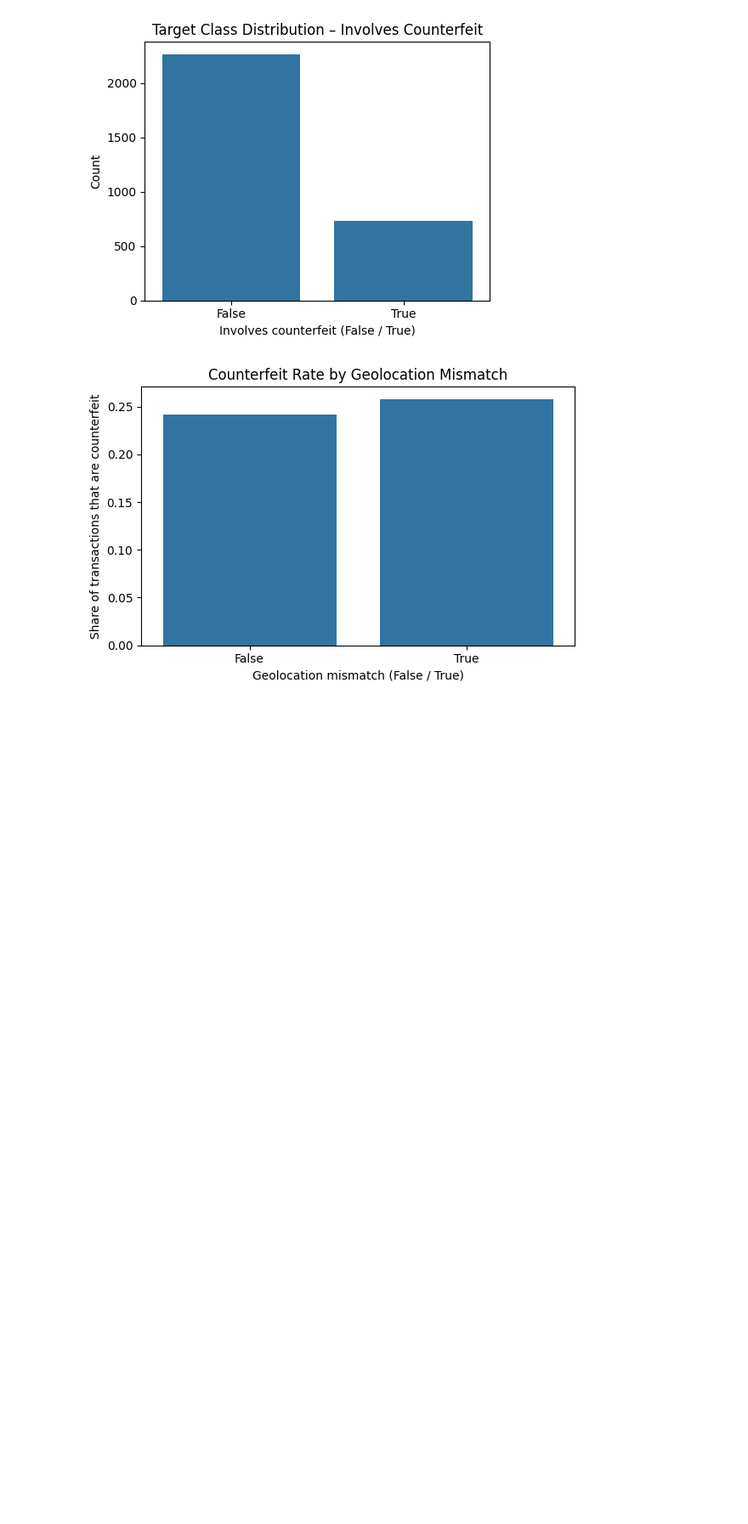
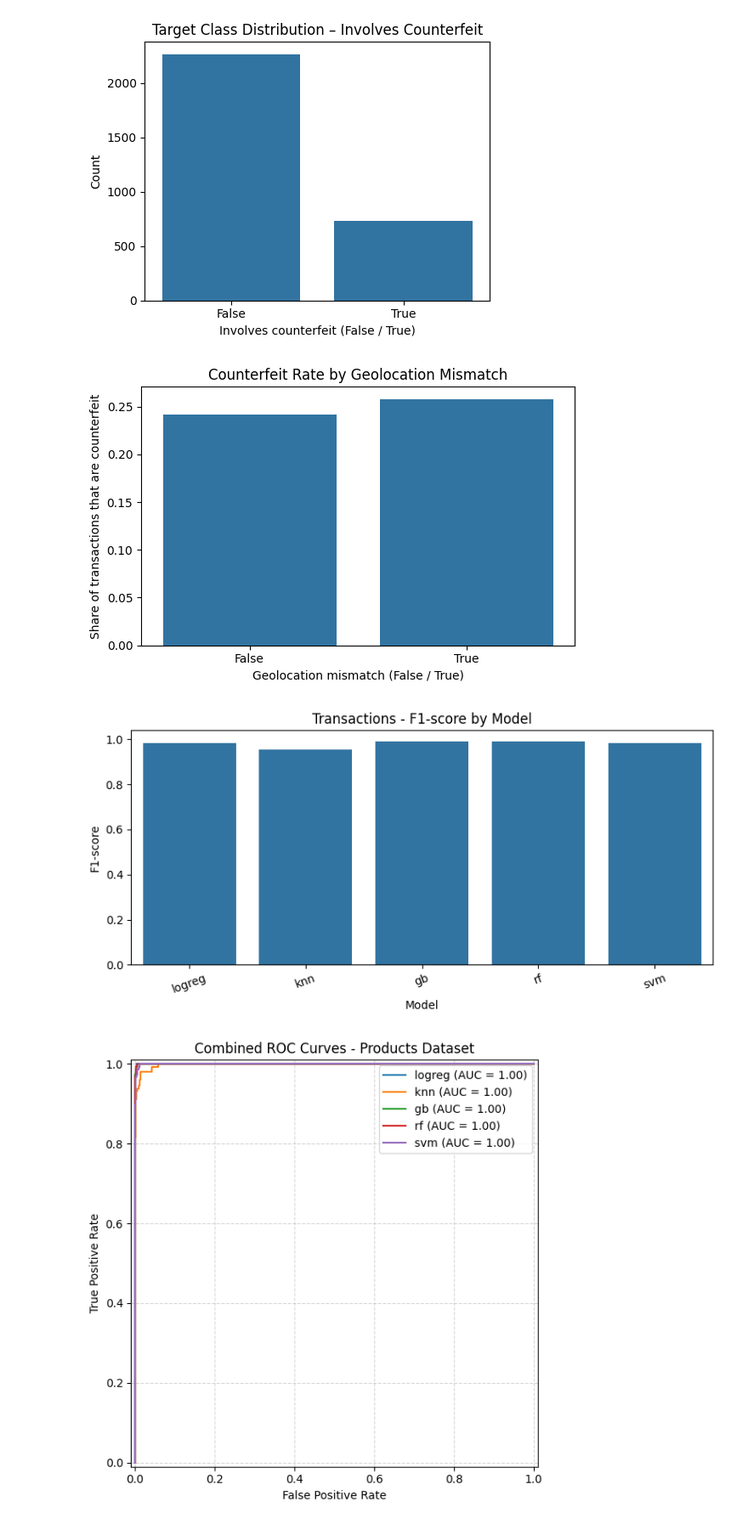
Before and after one commit to tmaddox23/DS3000-Project-Group18, a Jupyter notebook: notebooks/01_eds_transactions.ipynb, the cells around one changed output. Shown at 85% size. Drawn from its saved outputs; the diff is of its cells as text; code cells hidden in the pictures; blank space fills up the shorter version.

```diff
--- a/notebooks/01_eds_transactions.ipynb
+++ b/notebooks/01_eds_transactions.ipynb
@@ -170,8 +159,10 @@ clf = Pipeline(steps=[
 # Train the model
 clf.fit(X_train, y_train)
 
+trained_models["knn"] = clf
+
 # Evaluate on the test set
-evaluate_classifier(
+transaction_results["knn"] = evaluate_classifier(
     clf,
     X_test,
     y_test,
@@ -239,8 +225,10 @@ clf = Pipeline(steps=[
 # Train the model
 clf.fit(X_train, y_train)
 
+trained_models["gb"] = clf
+
 # Evaluate on the test set
-evaluate_classifier(
+transaction_results["gb"] = evaluate_classifier(
     clf,
     X_test,
     y_test,
@@ -311,8 +294,10 @@ clf = Pipeline(steps=[
 # Fit the pipeline on training data (preprocessing is learned + model is trained)
 clf.fit(X_train, y_train)
 
+trained_models["rf"] = clf
+
 # Evaluate on test data and print/save metrics + plots
-evaluate_classifier(
+transaction_results["rf"] = evaluate_classifier(
     clf,
     X_test,
     y_test,
@@ -382,8 +362,10 @@ clf = Pipeline(steps=[
 # Train the model
 clf.fit(X_train, y_train)
 
+trained_models["svm"] = clf
+
 # Evaluate on the test set
-evaluate_classifier(
+transaction_results["svm"] = evaluate_classifier(
     clf,
     X_test,
     y_test,
@@ -435,3 +412,8 @@ ROC-AUC: 0.9996
 [figure]
 [figure]
 [figure]
+# %%
+compare_model_results(transaction_results, dataset_name="Transactions", trained_models=trained_models, X_test=X_test, y_test=y_test)
+# %% [output]
+[figure, added]
+[figure, added]
```
Also changed, not shown: parts of 8 cells of this notebook.
